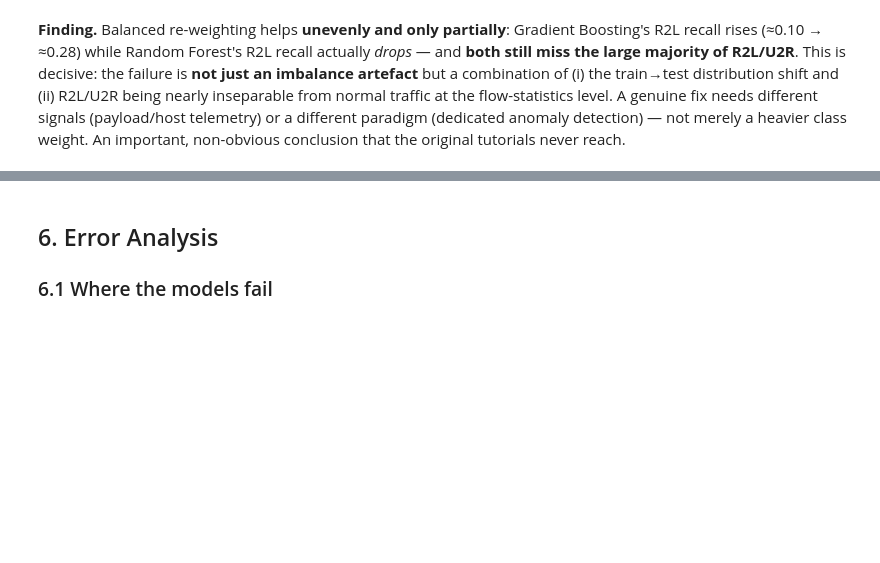
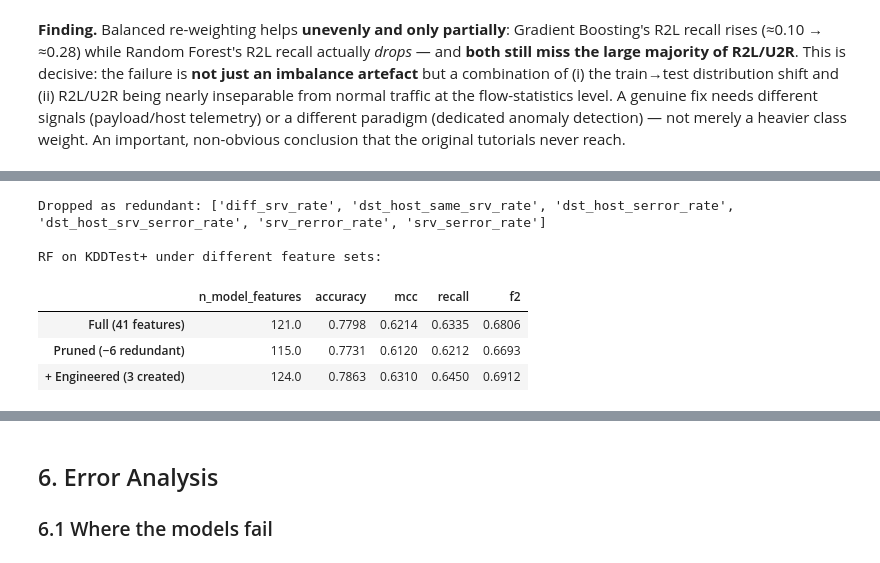
Before and after one commit to yosefshanaa/DataCyber, a Jupyter notebook: notebooks/analysis.ipynb, the cells around one changed output, grey strips where cells are left out. Saved outputs shown, nothing was run; the diff lists cells and outputs as text; code cells hidden in the pictures; blank space fills up the shorter version.

```diff
--- a/notebooks/analysis.ipynb
+++ b/notebooks/analysis.ipynb
@@ -534,0 +668,41 @@ heavier class weight. An important, non-obvious conclusion that the original tut
+# %%
+def eval_rf_protoB(feat_cols, df_tr, df_te):
+    """Fit the standard RF pipeline on a given feature set; return KDDTest+ metrics."""
+    g = features.feature_groups(df_tr, feat_cols)
+    rf = Pipeline([("prep", features.build_preprocessor(g)),
+                   ("clf", RandomForestClassifier(n_estimators=200,
+                                                  random_state=RANDOM_STATE, n_jobs=-1))])
+    rf.fit(data.feature_matrix(df_tr, feat_cols), df_tr["is_attack"].to_numpy())
+    Xev = data.feature_matrix(df_te, feat_cols)
+    n_in = len(rf.named_steps["prep"].get_feature_names_out())
+    met = evaluate.binary_metrics(df_te["is_attack"].to_numpy(),
+                                  rf.predict(Xev), rf.predict_proba(Xev)[:, 1])
+    met["n_model_features"] = int(n_in)
+    return met
+
+
+drop_set = features.redundant_drop_set(RESULTS["redundant_pairs"])
+ablated_cols = [c for c in data.FEATURE_COLUMNS if c not in drop_set]
+train_eng = features.add_engineered_features(train)
+test_eng = features.add_engineered_features(test)
+eng_cols = data.FEATURE_COLUMNS + features.ENGINEERED_COLUMNS
+
+ablation = {
+    "Full (41 features)": eval_rf_protoB(data.FEATURE_COLUMNS, train, test),
+    f"Pruned (−{len(drop_set)} redundant)": eval_rf_protoB(ablated_cols, train, test),
+    "+ Engineered (3 created)": eval_rf_protoB(eng_cols, train_eng, test_eng),
+}
+RESULTS["feature_ablation"] = ablation
+RESULTS["redundant_drop_set"] = drop_set
+abl_tbl = pd.DataFrame(ablation).T[["n_model_features", "accuracy", "mcc", "recall", "f2"]].round(4)
+print("Dropped as redundant:", drop_set)
+print("\nRF on KDDTest+ under different feature sets:")
+display(abl_tbl)
+# %% [output]
+Dropped as redundant: ['diff_srv_rate', 'dst_host_same_srv_rate', 'dst_host_serror_rate', 'dst_host_srv_serror_rate', 'srv_rerror_rate', 'srv_serror_rate']
+
+RF on KDDTest+ under different feature sets:
+|  | n_model_features | accuracy | mcc | recall | f2 |
+| Full (41 features) | 121.0 | 0.7798 | 0.6214 | 0.6335 | 0.6806 |
+| Pruned (−6 redundant) | 115.0 | 0.7731 | 0.6120 | 0.6212 | 0.6693 |
+| + Engineered (3 created) | 124.0 | 0.7863 | 0.6310 | 0.6450 | 0.6912 |
```
Also changed, not shown: parts of 17 cells of this notebook, 11 other files.
